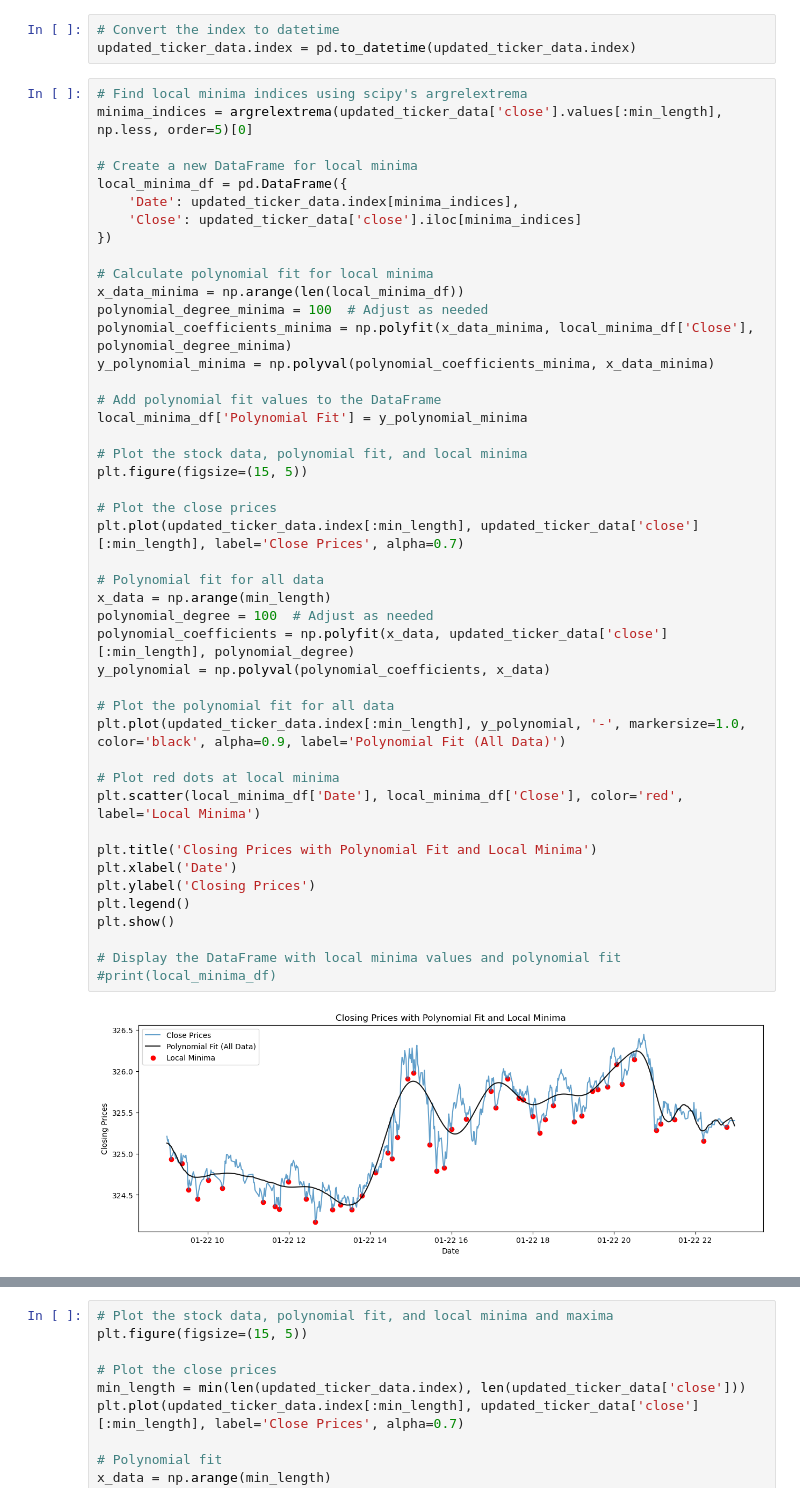
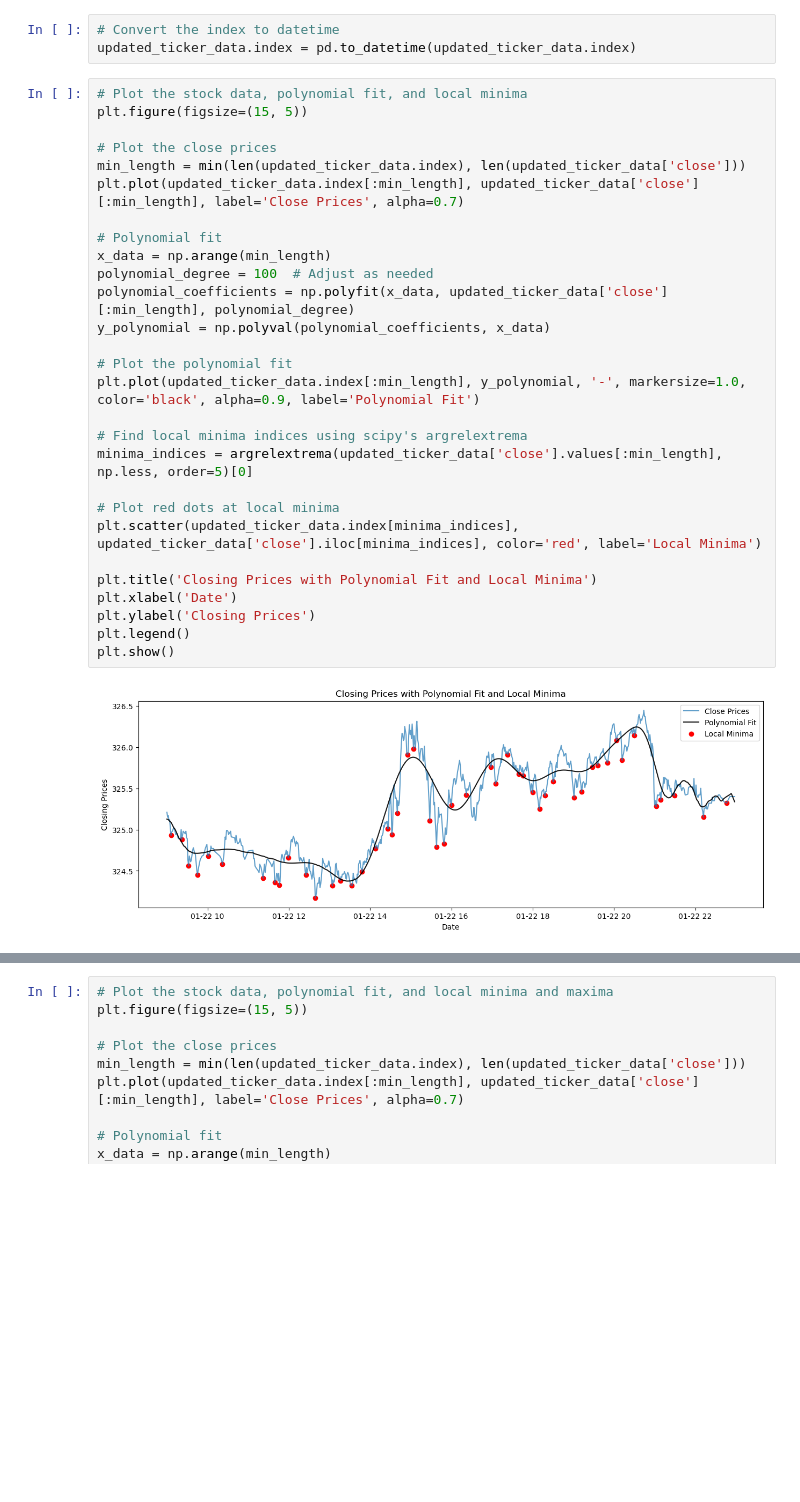
Before and after one commit to dahmadi/TheTrendIsYourFriend, a Jupyter notebook: TrendIsYourFriend.ipynb, the cells around one changed output, grey strips where cells are left out. Cells and saved outputs as stored; diff of their text form; blank space fills up the shorter version.

```diff
--- a/TrendIsYourFriend.ipynb
+++ b/TrendIsYourFriend.ipynb
@@ -89,49 +89,32 @@ updated_ticker_data
 # Convert the index to datetime
 updated_ticker_data.index = pd.to_datetime(updated_ticker_data.index)
 # %%
-# Find local minima indices using scipy's argrelextrema
-minima_indices = argrelextrema(updated_ticker_data['close'].values[:min_length], np.less, order=5)[0]
-
-# Create a new DataFrame for local minima
-local_minima_df = pd.DataFrame({
-    'Date': updated_ticker_data.index[minima_indices],
-    'Close': updated_ticker_data['close'].iloc[minima_indices]
-})
-
-# Calculate polynomial fit for local minima
-x_data_minima = np.arange(len(local_minima_df))
-polynomial_degree_minima = 100  # Adjust as needed
-polynomial_coefficients_minima = np.polyfit(x_data_minima, local_minima_df['Close'], polynomial_degree_minima)
-y_polynomial_minima = np.polyval(polynomial_coefficients_minima, x_data_minima)
-
-# Add polynomial fit values to the DataFrame
-local_minima_df['Polynomial Fit'] = y_polynomial_minima
-
 # Plot the stock data, polynomial fit, and local minima
 plt.figure(figsize=(15, 5))
 
 # Plot the close prices
+min_length = min(len(updated_ticker_data.index), len(updated_ticker_data['close']))
 plt.plot(updated_ticker_data.index[:min_length], updated_ticker_data['close'][:min_length], label='Close Prices', alpha=0.7)
 
-# Polynomial fit for all data
+# Polynomial fit
 x_data = np.arange(min_length)
 polynomial_degree = 100  # Adjust as needed
 polynomial_coefficients = np.polyfit(x_data, updated_ticker_data['close'][:min_length], polynomial_degree)
 y_polynomial = np.polyval(polynomial_coefficients, x_data)
 
-# Plot the polynomial fit for all data
-plt.plot(updated_ticker_data.index[:min_length], y_polynomial, '-', markersize=1.0, color='black', alpha=0.9, label='Polynomial Fit (All Data)')
+# Plot the polynomial fit
+plt.plot(updated_ticker_data.index[:min_length], y_polynomial, '-', markersize=1.0, color='black', alpha=0.9, label='Polynomial Fit')
+
+# Find local minima indices using scipy's argrelextrema
+minima_indices = argrelextrema(updated_ticker_data['close'].values[:min_length], np.less, order=5)[0]
 
 # Plot red dots at local minima
-plt.scatter(local_minima_df['Date'], local_minima_df['Close'], color='red', label='Local Minima')
+plt.scatter(updated_ticker_data.index[minima_indices], updated_ticker_data['close'].iloc[minima_indices], color='red', label='Local Minima')
 
 plt.title('Closing Prices with Polynomial Fit and Local Minima')
 plt.xlabel('Date')
 plt.ylabel('Closing Prices')
 plt.legend()
 plt.show()
-
-# Display the DataFrame with local minima values and polynomial fit
-#print(local_minima_df)
 # %% [output]
-[figure, old version]
+[figure, new version]
```
Also changed, not shown: parts of 2 cells of this notebook.
